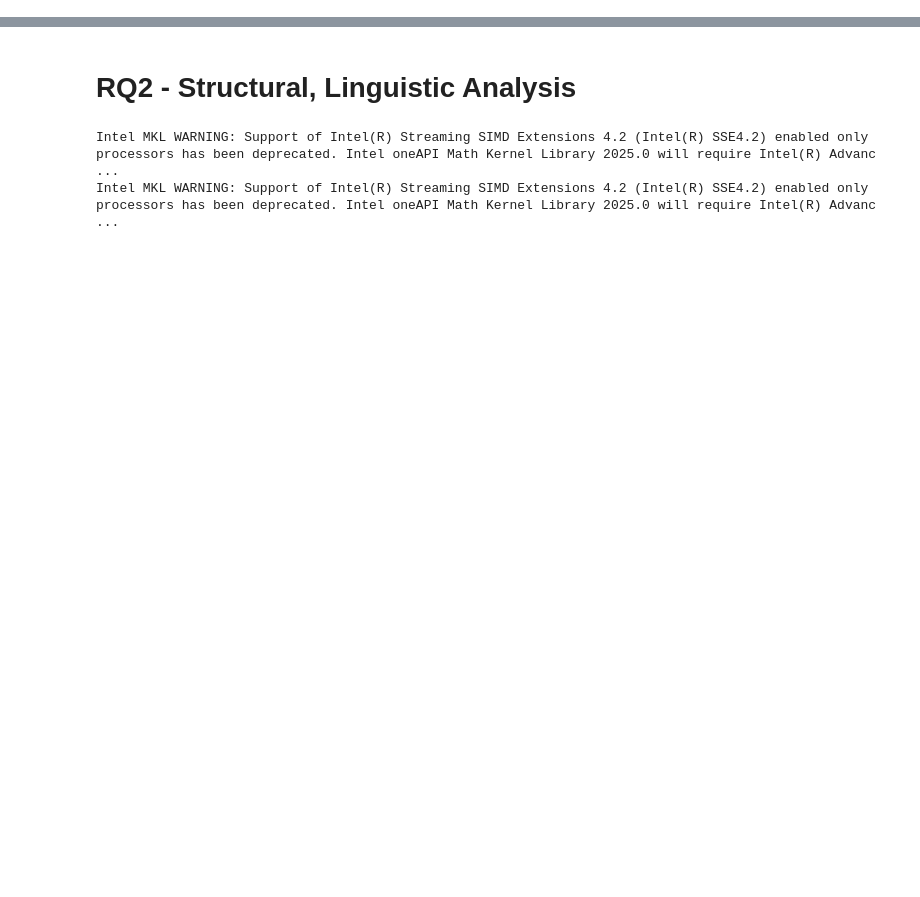
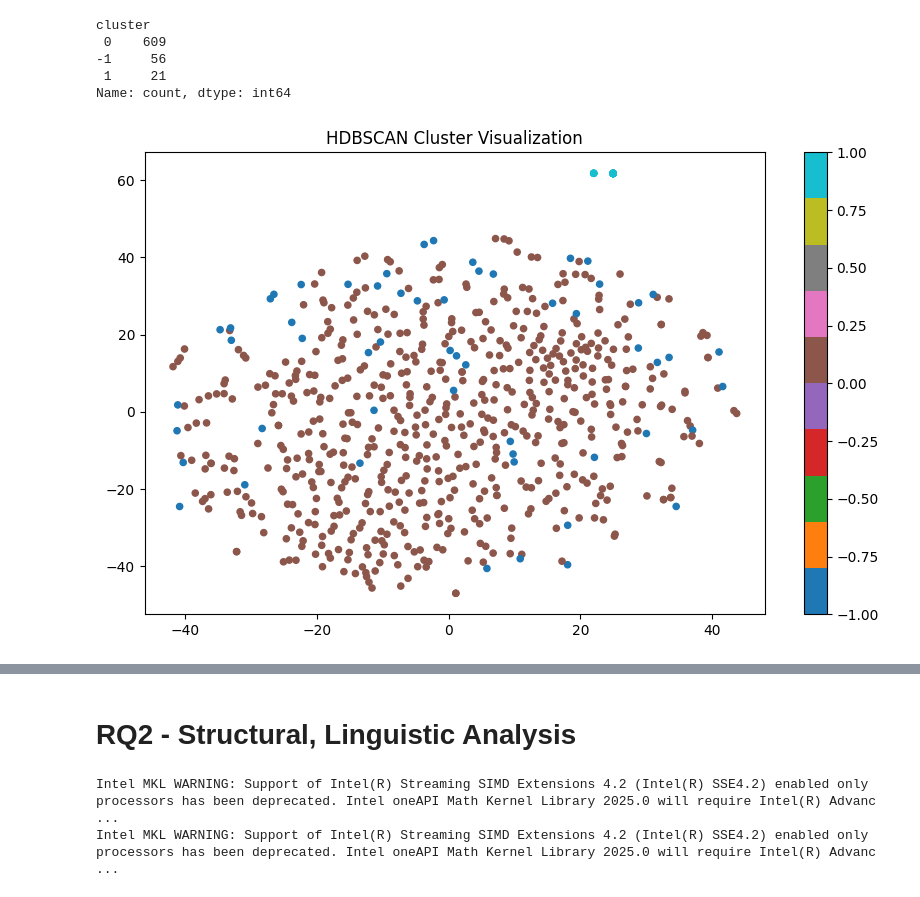
Before and after one commit to SOAR-Lab/llm_issue_resolution_analysis, a Jupyter notebook: analysis/main.ipynb, the cells around one changed output, grey strips where cells are left out. Cells and saved outputs as stored; diff of their text form; code cells hidden in the pictures; blank space fills up the shorter version.

```diff
--- a/analysis/main.ipynb
+++ b/analysis/main.ipynb
@@ -0,0 +643,9 @@
+# %%
+cluster_labels = {
+    0: "API and Library Feature Requests",
+    1: "Installation and Configuration Issues",
+    3: "Compatibility and Compilation Errors",
+    5: "Performance Optimization and Code Refactoring",
+    6: "Project Debugging and Testing Issues"
+}
+df["issue_type"] = df["merged_cluster"].map(cluster_labels)
@@ -0,0 +674,5 @@
+# %%
+model = SentenceTransformer('all-MiniLM-L6-v2')
+# %%
+# 1. Embed
+X_embed = model.encode(df["issue_text"].tolist(), show_progress_bar=True)
@@ -0,0 +685,21 @@
+# %%
+# 3. cluster
+clusterer = hdbscan.HDBSCAN(min_cluster_size=10, min_samples=5).fit(X_embed)
+df['cluster'] = clusterer.labels_
+# %%
+df['cluster'].value_counts()
+# %% [output]
+cluster
+ 0    609
+-1     56
+ 1     21
+Name: count, dtype: int64
+# %%
+X_2d = TSNE(n_components=2, random_state=42).fit_transform(X_embed)
+plt.figure(figsize=(10, 6))
+scatter = plt.scatter(X_2d[:, 0], X_2d[:, 1], c=clusterer.labels_, cmap='tab10', s=20)
+plt.colorbar(scatter)
+plt.title("HDBSCAN Cluster Visualization")
+plt.show()
+# %% [output]
+[figure, added]
```
Also changed, not shown: parts of 40 cells of this notebook, 3 other files.
